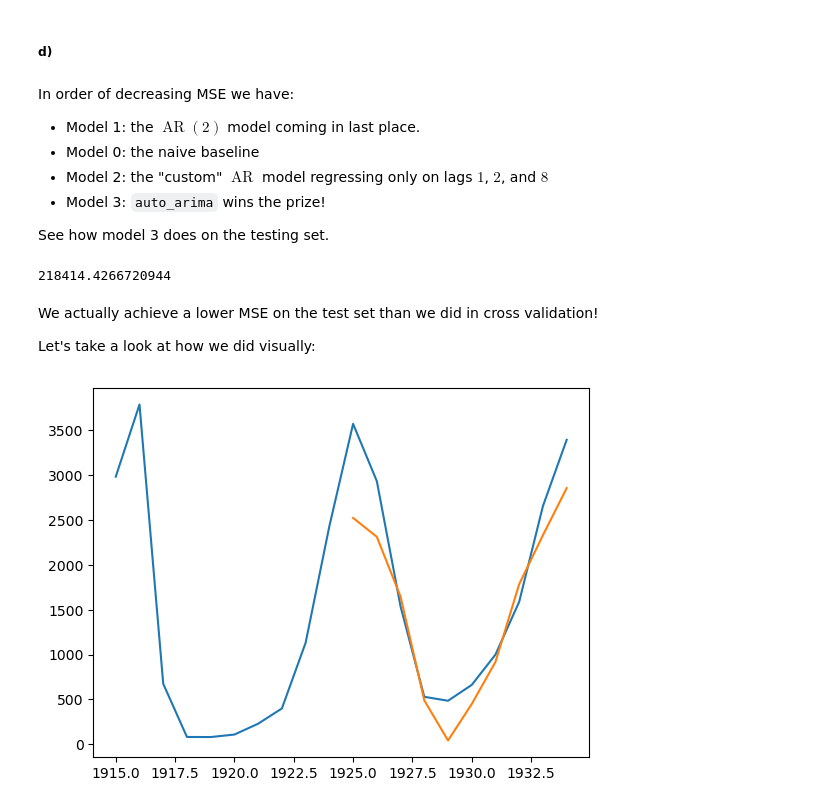
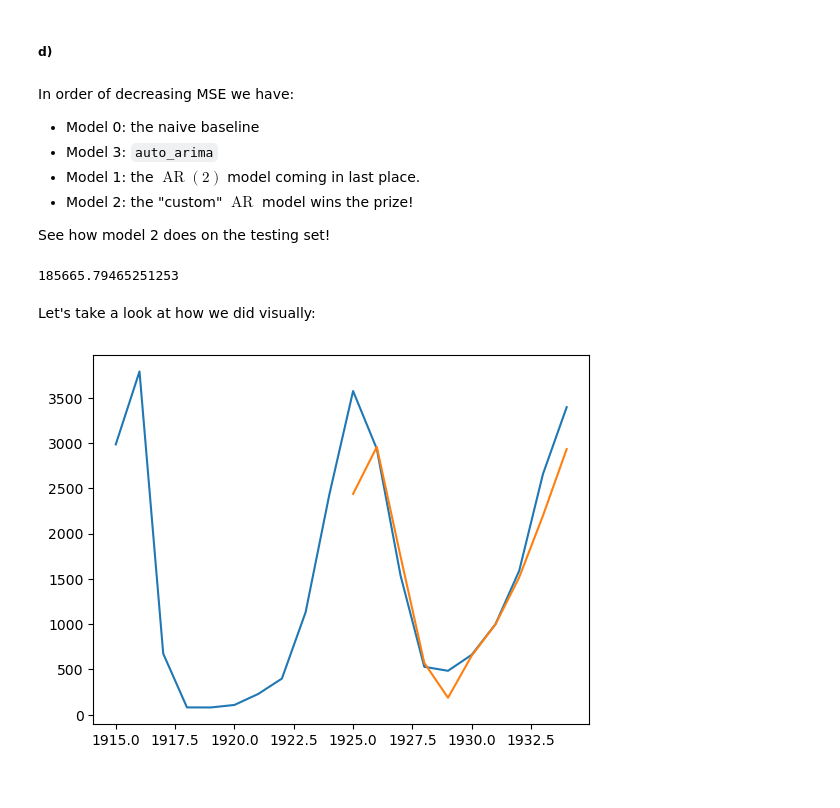
Before and after one commit to navidbahadoran/data-science-spring-2025, a Jupyter notebook: 07_time_series/problem_session_7/1_Problem_Session_Complete.ipynb, the cells around one changed output. Saved outputs shown, nothing was run; the diff lists cells and outputs as text; code cells hidden in the pictures.

Commit message:
Fixed indexing issue

```diff
--- a/07_time_series/problem_session_7/1_Problem_Session_Complete.ipynb
+++ b/07_time_series/problem_session_7/1_Problem_Session_Complete.ipynb
@@ -406,32 +411,44 @@ ordered_dict
 # %% [markdown]
 In order of decreasing MSE we have:
 
+* Model 0: the naive baseline
+* Model 3: `auto_arima`
 * Model 1: the $\operatorname{AR}(2)$ model coming in last place.
-* Model 0: the naive baseline
-* Model 2: the "custom" $\operatorname{AR}$ model regressing only on lags $1$, $2$, and $8$
-* Model 3: `auto_arima` wins the prize!
+* Model 2: the "custom" $\operatorname{AR}$ model wins the prize!
 
-See how model 3 does on the testing set.
+See how model 2 does on the testing set!
-# %%
-model3_preds = []
-
-for i in range(10, 0, -1):
-    y_tt = y[:-i]
-
-    model3 = auto_arima(y_tt)
-
-    model3_preds.append(model3.predict(1))
-
-mse(y.iloc[-10:],model3_preds)
-# %% [output]
-218414.4266720944
+# %%
+model2 = LinearRegression()
+model2_preds = []
+
+design_matrix, targets = X_y_for_lags(y.values, 8)
+
+for i in range(-10, 0):
+
+    X_tt, y_tt = design_matrix[:i], targets[:i]
+
+    # The holdout data should have a single row!
+    X_ho, y_ho = design_matrix[[i]], targets[i]
+
+    # X_tt_2 is used for model 2 an should only use lags 1, 2 and 8
+    X_tt_2 = X_tt[:,[0,1,7]]
+
+    X_ho_2 = X_ho[:,[0,1,7]]
+
+    # Fit the models
+    model2.fit(X_tt_2, y_tt)
+
+    # Model 0 is the naive forecast
+    model2_preds.append(model2.predict(X_ho_2)[0])
+
+mse(y[-10:], model2_preds)
+# %% [output]
+185665.79465251253
 # %% [markdown]
-We actually achieve a lower MSE on the test set than we did in cross validation!
-
 Let's take a look at how we did visually:
 # %%
 plt.plot(y.index[-20:], y.iloc[-20:], label = 'data')
-plt.plot(y.index[-10:], model3_preds, label = 'final model')
+plt.plot(y.index[-10:], model2_preds, label = 'final model')
 plt.show()
 # %% [output]
-[figure, old version]
+[figure, new version]
```
Also changed, not shown: parts of 15 cells of this notebook, 1 other file.
